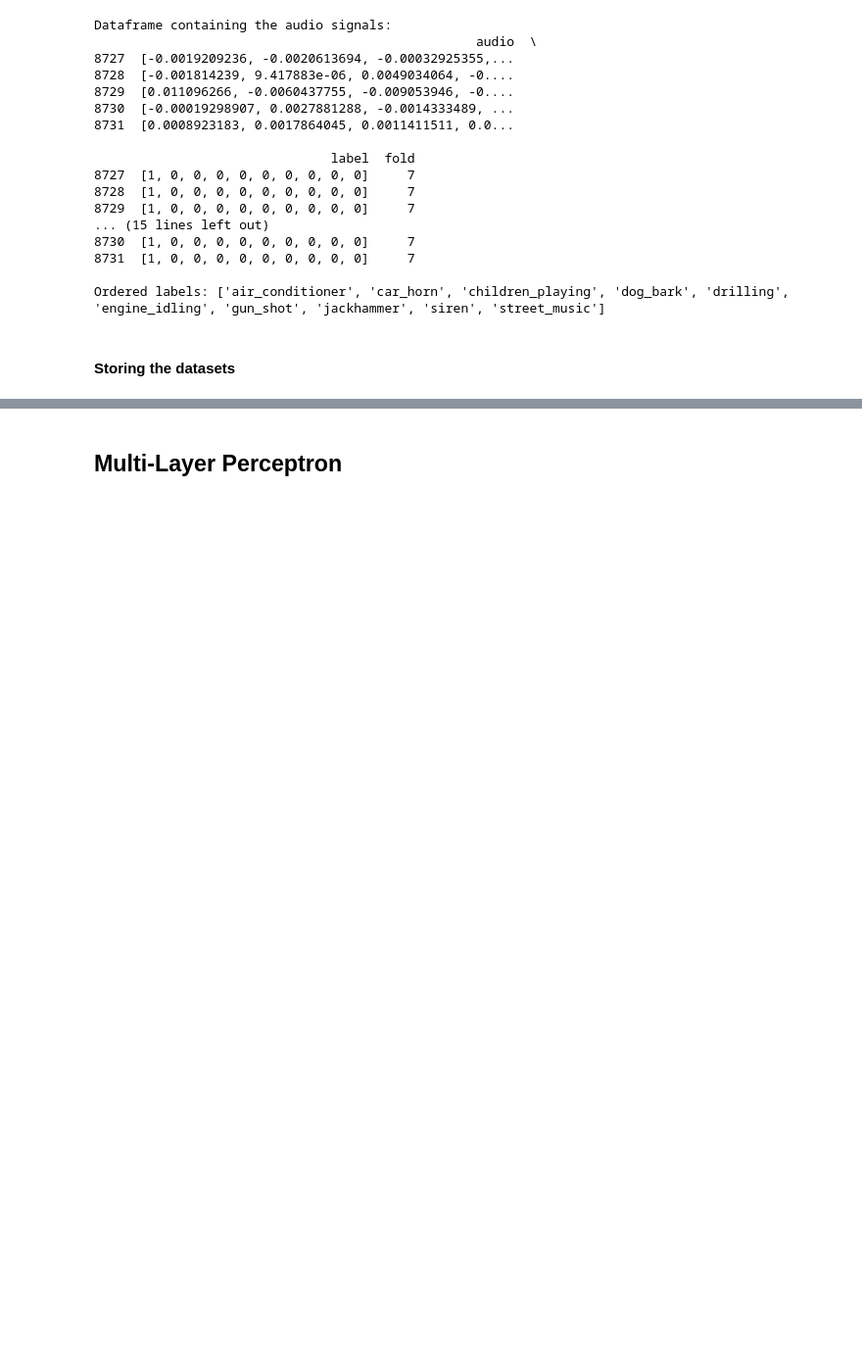
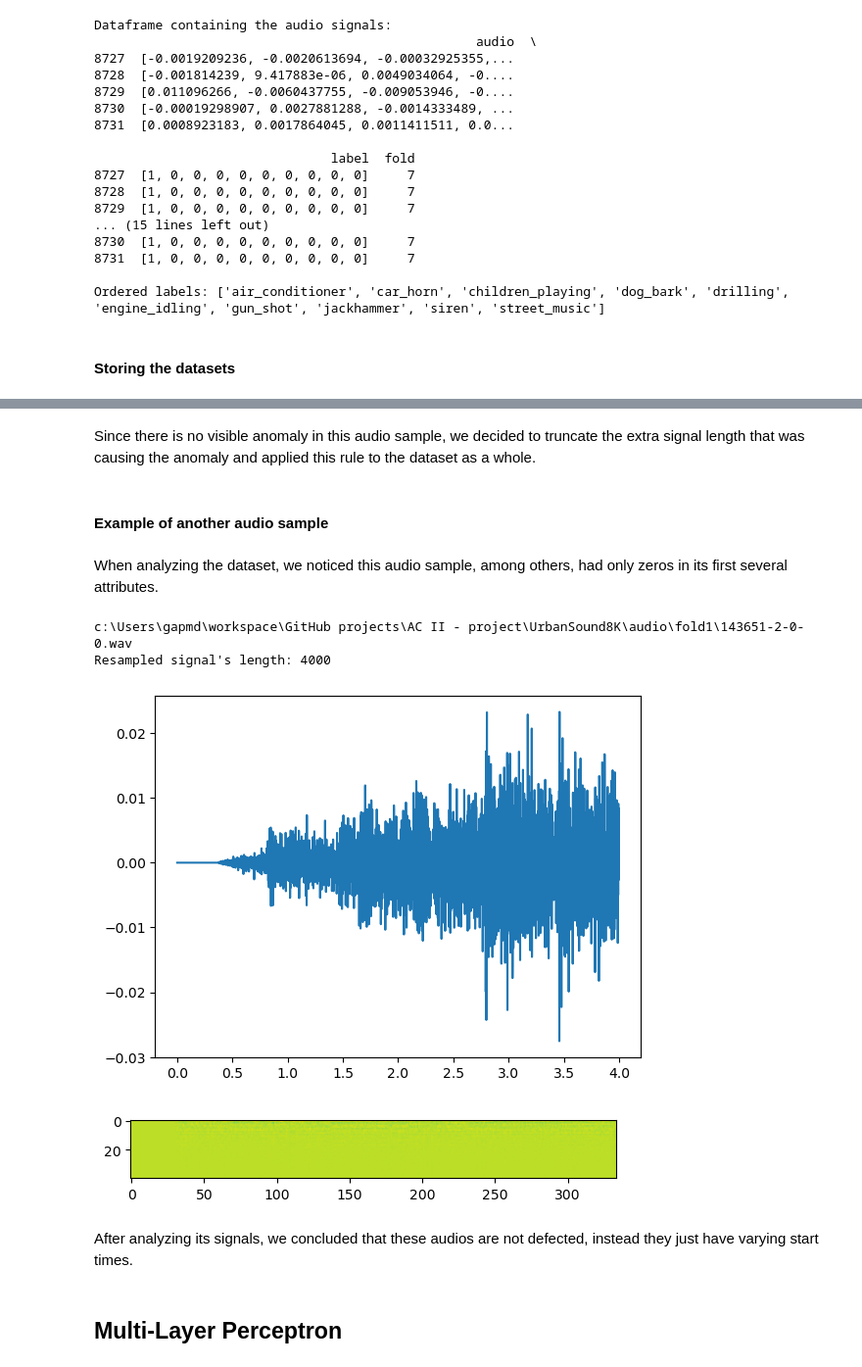
Before and after one commit to Gonto03/AC-II-project, a Jupyter notebook: main.ipynb, the cells around one changed output, grey strips where cells are left out. Shown at 98% size. Drawn from its saved outputs; the diff is of its cells as text; code cells hidden in the pictures; blank space fills up the shorter version.

```diff
--- a/main.ipynb
+++ b/main.ipynb
@@ -151,3 +176,33 @@ with open("../datasets/labels.pkl", 'wb') as f:
+# %% [markdown]
+Since there is no visible anomaly in this audio sample, we decided to truncate the extra signal length that was causing the anomaly and applied this rule to the dataset as a whole.
+# %% [markdown]
+#### Example of another audio sample
+# %% [markdown]
+When analyzing the dataset, we noticed this audio sample, among others, had only zeros in its first several attributes.
+# %%
+_wav_dir_="../UrbanSound8K/audio/fold1/"
+files = librosa.util.find_files(_wav_dir_)
+sample = files[199]
+
+signal, rate = librosa.load(sample, sr=None)
+new_signal = librosa.resample(signal, orig_sr=rate, target_sr=target_rate)
+print(f"Resampled signal's length: {len(new_signal)}")
+sig_mfcc=librosa.feature.mfcc(y=new_signal,sr=target_rate,n_fft=n_fft,hop_length=hop_length,win_length=win_length,n_mfcc=n_mfcc)
+
+plt.figure()
+plt.plot(np.asarray(list(range(4000)))/1000,new_signal)
+plt.show()
+
+plt.figure()
+plt.imshow(sig_mfcc)
+plt.show()
+# %% [output]
+c:\Users\gapmd\workspace\GitHub projects\AC II - project\UrbanSound8K\audio\fold1\143651-2-0-0.wav
+Resampled signal's length: 4000
+[figure, added]
+[figure, added]
+# %% [markdown]
+After analyzing its signals, we concluded that these audios are not defected, instead they just have varying start times.
 # %% [markdown]
 ## Multi-Layer Perceptron
 # %%
```
Also changed, not shown: parts of 9 cells of this notebook.
